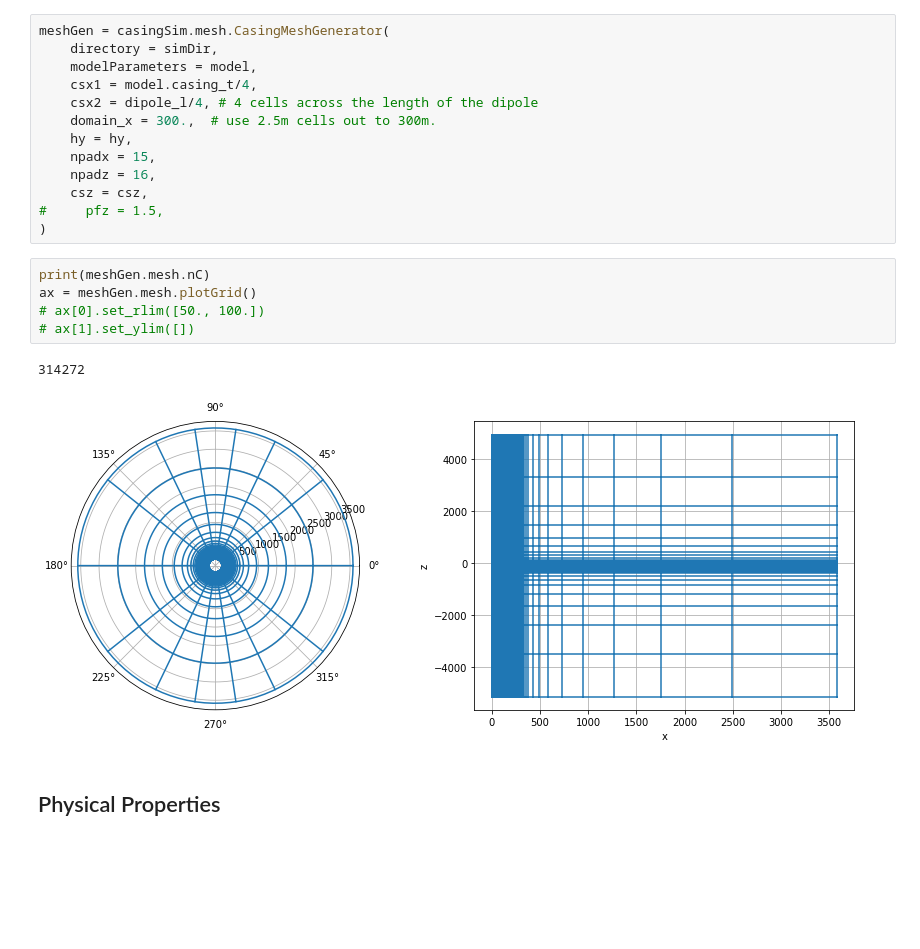
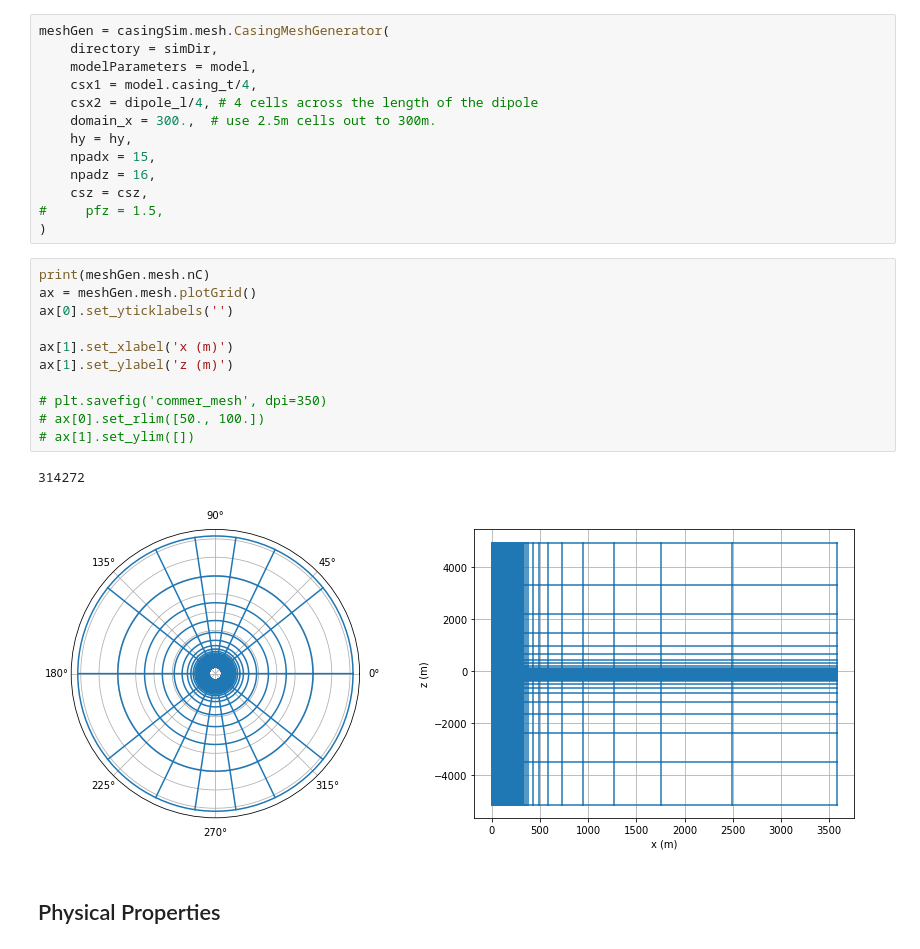
Before and after one commit to simpeg-research/heagy-2018-emcyl, a Jupyter notebook: notebooks/1_TDEM_Comparison_w_Commer.ipynb, the cells around one changed output. Cells and saved outputs as stored; diff of their text form; blank space fills up the shorter version.

Commit message:
remove radial labels on the plot showing the mesh for the commer comparison, test at most 5 notebooks from the batch

```diff
--- a/notebooks/1_TDEM_Comparison_w_Commer.ipynb
+++ b/notebooks/1_TDEM_Comparison_w_Commer.ipynb
@@ -124,11 +125,17 @@ meshGen = casingSim.mesh.CasingMeshGenerator(
 # %%
 print(meshGen.mesh.nC)
 ax = meshGen.mesh.plotGrid()
+ax[0].set_yticklabels('')
+
+ax[1].set_xlabel('x (m)')
+ax[1].set_ylabel('z (m)')
+
+# plt.savefig('commer_mesh', dpi=350)
 # ax[0].set_rlim([50., 100.])
 # ax[1].set_ylim([])
 # %% [output]
 314272
-[figure, old version]
+[figure, new version]
 # %% [markdown]
 ## Physical Properties
 # %%
```
Also changed, not shown: parts of 1 cell of this notebook, 1 other file.
